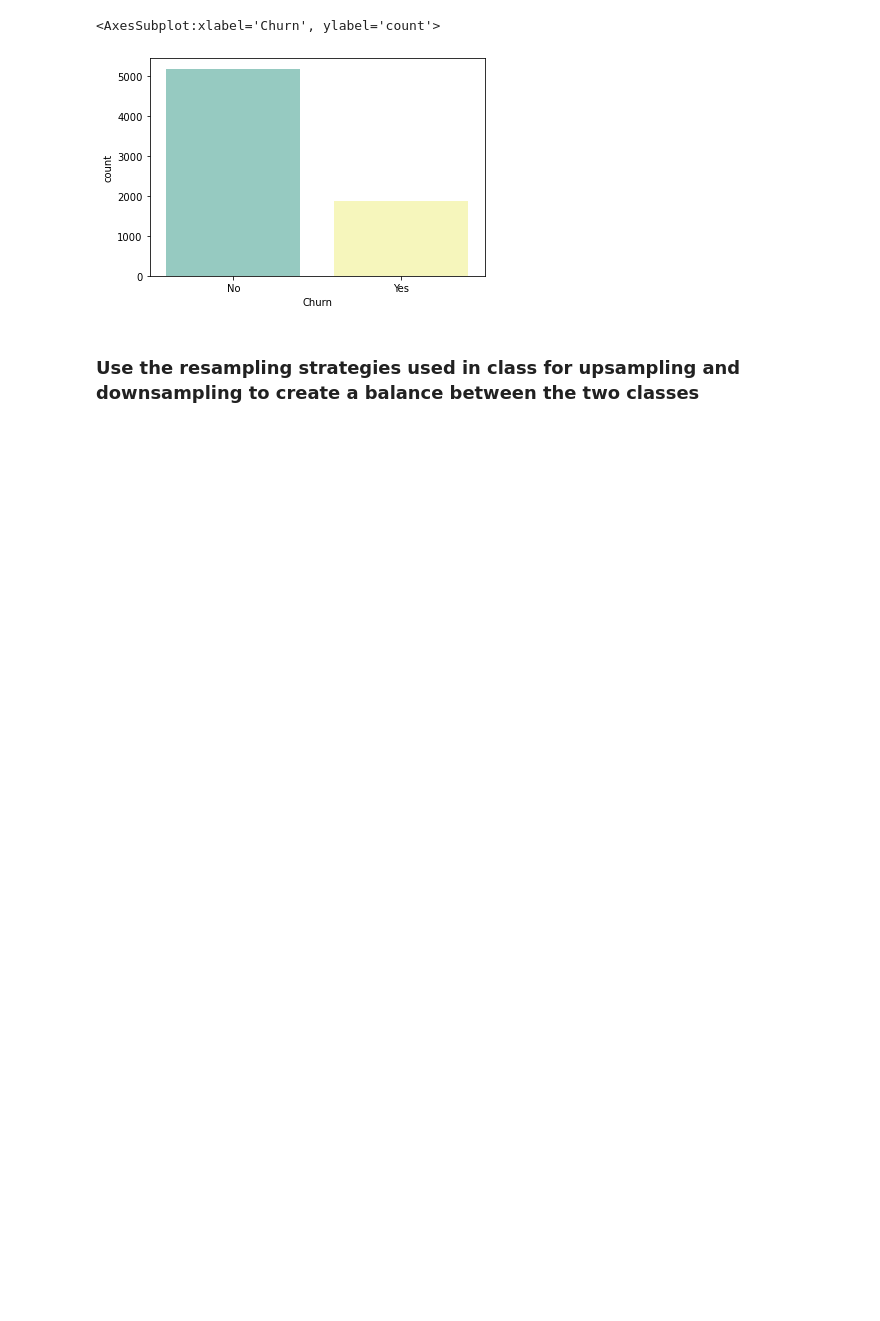
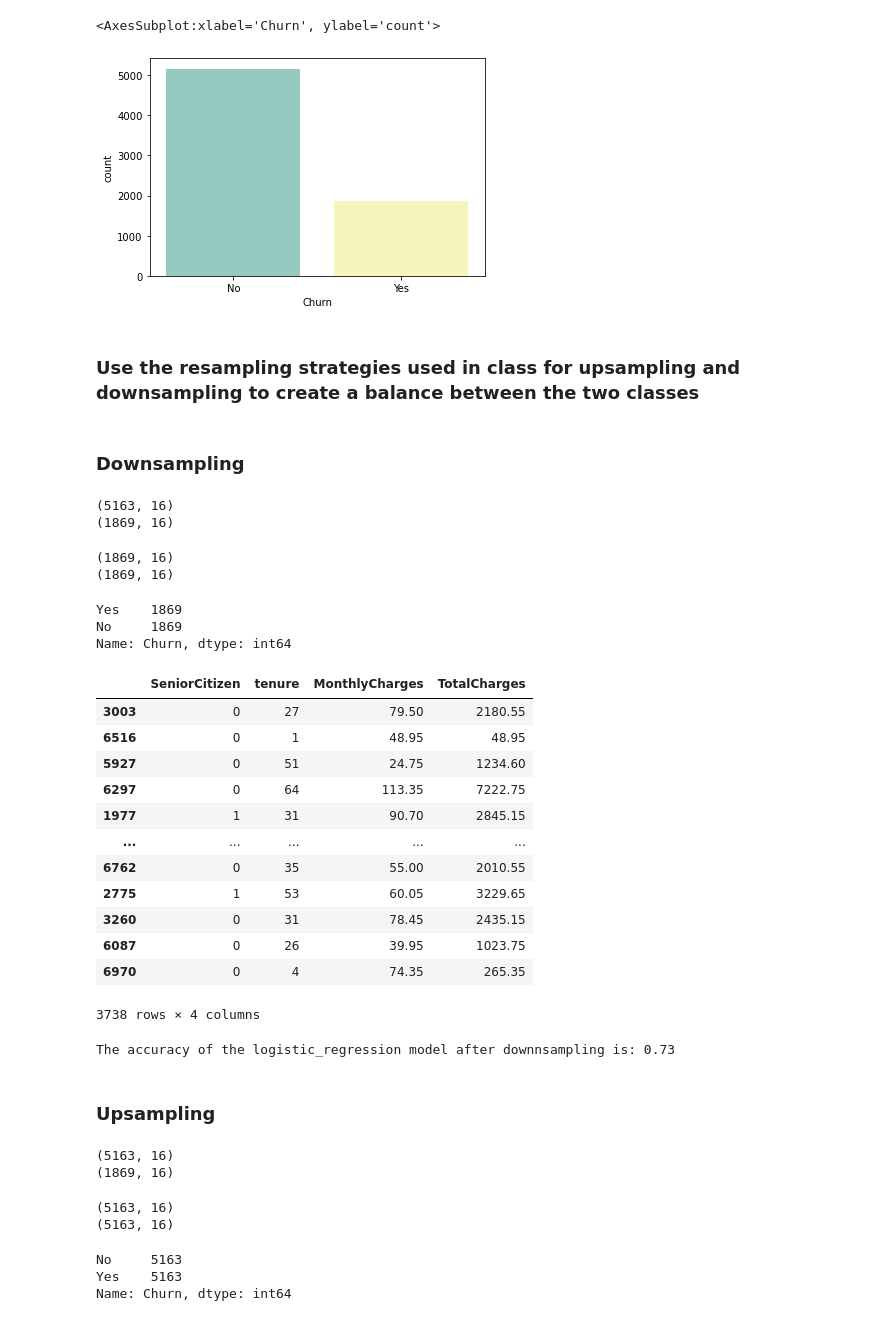
Before and after one commit to ayselrasul/lab-handling-data-imbalance-classification, a Jupyter notebook: solution.ipynb, the cells around one changed output. Drawn from its saved outputs; the diff is of its cells as text; code cells hidden in the pictures; blank space fills up the shorter version.

```diff
--- a/solution.ipynb
+++ b/solution.ipynb
@@ -231,3 +242,82 @@ sns.countplot(x=data['Churn'],data = data,palette = 'Set3')
 [figure]
 # %% [markdown]
 ### Use the resampling strategies used in class for upsampling and downsampling to create a balance between the two classes
+# %% [markdown]
+### Downsampling
+# %%
+category_0 = churnData[churnData['Churn'] == 'No']
+category_1 = churnData[churnData['Churn'] == 'Yes']
+print(category_0.shape)
+print(category_1.shape)
+# %% [output]
+(5163, 16)
+(1869, 16)
+# %%
+# Downsampling
+category_0 = category_0.sample(len(category_1))
+print(category_0.shape)
+print(category_1.shape)
+# %% [output]
+(1869, 16)
+(1869, 16)
+# %%
+churnData_downsampled = pd.concat([category_0, category_1], axis=0)
+churnData_downsampled = churnData_downsampled.sample(frac=1)
+churnData_downsampled['Churn'].value_counts()
+# %% [output]
+Yes    1869
+No     1869
+Name: Churn, dtype: int64
+# %%
+X_down = churnData_downsampled._get_numeric_data()
+y_down = churnData_downsampled['Churn']
+# %%
+X_down
+# %% [output]
+|  | SeniorCitizen | tenure | MonthlyCharges | TotalCharges |
+| 3003 | 0 | 27 | 79.50 | 2180.55 |
+| 6516 | 0 | 1 | 48.95 | 48.95 |
+| 5927 | 0 | 51 | 24.75 | 1234.60 |
+| 6297 | 0 | 64 | 113.35 | 7222.75 |
+| 1977 | 1 | 31 | 90.70 | 2845.15 |
+| ... | ... | ... | ... | ... |
+| 6762 | 0 | 35 | 55.00 | 2010.55 |
+| 2775 | 1 | 53 | 60.05 | 3229.65 |
+| 3260 | 0 | 31 | 78.45 | 2435.15 |
+| 6087 | 0 | 26 | 39.95 | 1023.75 |
+| 6970 | 0 | 4 | 74.35 | 265.35 |
+3738 rows × 4 columns
+# %%
+X_train_down, X_test_down, y_train_down, y_test_down = train_test_split(X_down, y_down, test_size=0.2,random_state=10)
+classification = LogisticRegression(random_state=0, solver='lbfgs', multi_class='ovr').fit(X_train_down, y_train_down)
+y_pred_down = classification.predict(X_test_down)
+print("The accuracy of the logistic_regression model after downnsampling is: %4.2f "%(metrics.accuracy_score(y_test_up, y_pred_up)))
+# %% [output]
+The accuracy of the logistic_regression model after downnsampling is: 0.73
+# %% [markdown]
+### Upsampling
+# %%
+category_0 = churnData[churnData['Churn'] == 'No']
+category_1 = churnData[churnData['Churn'] == 'Yes']
+print(category_0.shape)
+print(category_1.shape)
+# %% [output]
+(5163, 16)
+(1869, 16)
+# %%
+# Upsampling
+category_1 = category_1.sample(len(category_0), replace=True)
+print(category_0.shape)
+print(category_1.shape)
+# %% [output]
+(5163, 16)
+(5163, 16)
+# %%
+churnData_upsampled = pd.concat([category_0, category_1], axis=0)
+churnData_upsampled = churnData_upsampled.sample(frac=1)
+#churnData_downsampled.reset_index()
+churnData_upsampled['Churn'].value_counts()
+# %% [output]
+No     5163
+Yes    5163
+Name: Churn, dtype: int64
```
Also changed, not shown: parts of 28 cells of this notebook.
